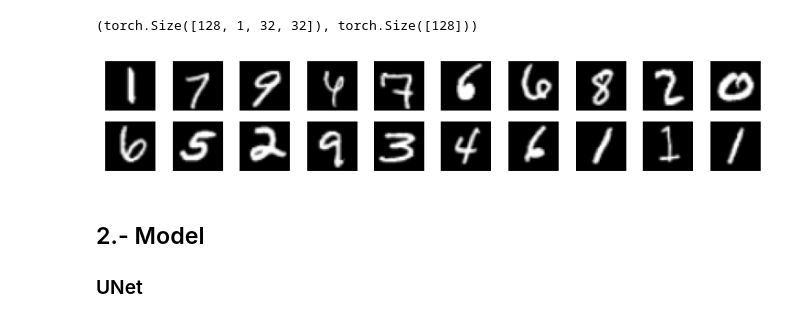
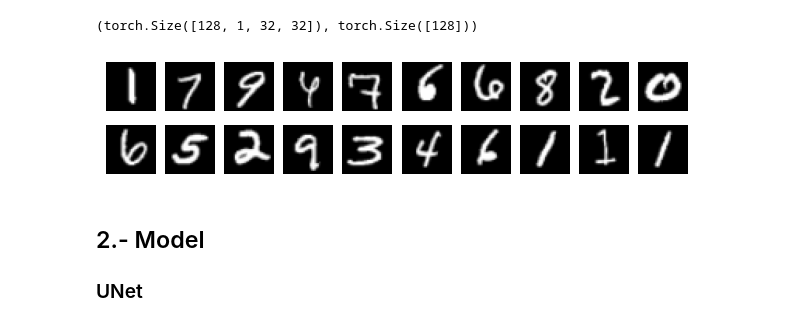
Before and after one commit to milmor/NLP, a Jupyter notebook: Notebooks/30_DDIM_cfg.ipynb, the cells around one changed output. Drawn from its saved outputs; the diff is of its cells as text; code cells hidden in the pictures.

Commit message:
update plots

```diff
--- a/Notebooks/30_DDIM_cfg.ipynb
+++ b/Notebooks/30_DDIM_cfg.ipynb
@@ -69,27 +69,26 @@ test_batch.shape, test_labels.shape
 # %%
 # Define a function to plot images with titles
 def plot_batch(images, w=None):
     images = images * 0.5 + 0.5
     fig, axes = plt.subplots(2, 10, figsize=(7.5, 1.5))
     axes = axes.flatten()
 
     for i in range(len(images)):
         axes[i].imshow(images[i].permute(1, 2, 0), cmap='gray')
         axes[i].axis('off')
 
     if w is not None:
-        fig.suptitle(f'w= {w}', y=0.9)
-    plt.tight_layout()
+        fig.suptitle(f'w= {w}', y=1.0)
     plt.show()
 
 # Select a batch of images and their corresponding targets
 n_plot = 20
 batch_images = test_batch[:n_plot]
 
 # Plot the batch of images
 plot_batch(batch_images)
 # %% [output]
-[figure, old version]
+[figure, new version]
 # %% [markdown]
 ## 2.- Model
 ### UNet
```
Also changed, not shown: parts of 2 cells of this notebook.
